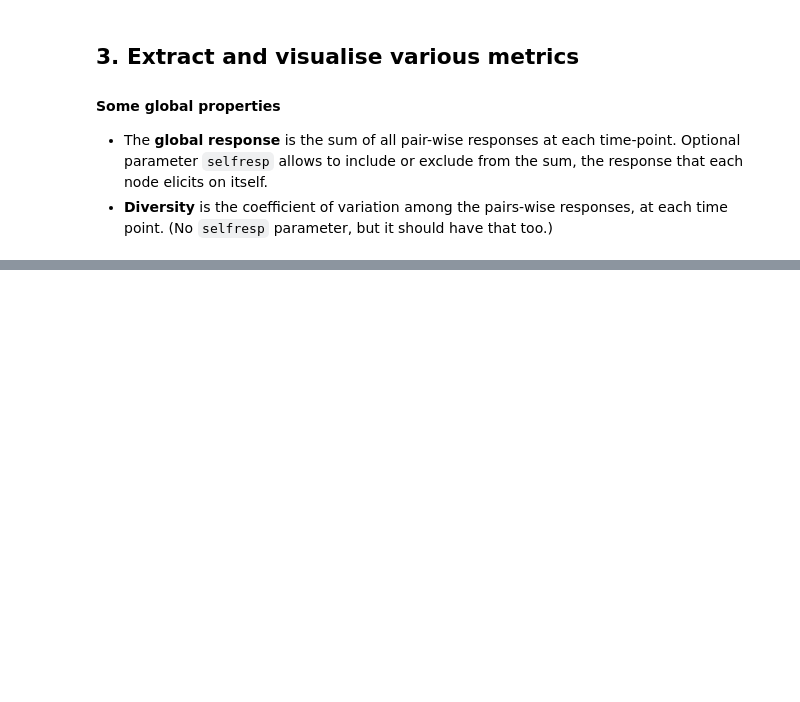
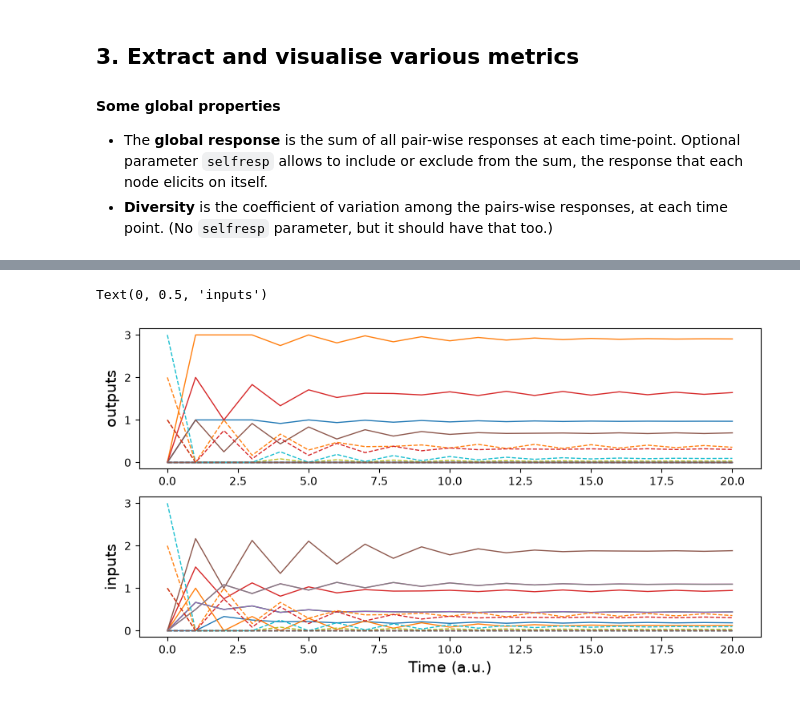
Before and after one commit to mb-BCA/SiReNetA, a Jupyter notebook: Examples/Test_RandomWalk.ipynb, the cells around one changed output, grey strips where cells are left out. Drawn from its saved outputs; the diff is of its cells as text; code cells hidden in the pictures; blank space fills up the shorter version.

```diff
--- a/Examples/Test_RandomWalk.ipynb
+++ b/Examples/Test_RandomWalk.ipynb
@@ -875,0 +292,22 @@ TO BE CONTINUED ...
+# %%
+## COMPUTE AND VISUALISE SOME METRICS
+inresp, outresp = sna.NodeResponses(resp_tensor, selfresp=False)
+selfresp = sna.SelfResponses(resp_tensor)
+
+# Visualise the results
+tpoints = selfresp['time'].values
+
+plt.figure(figsize=(10,5))
+plt.subplot(2,1,1)
+plt.plot(tpoints, outresp.values, lw=1);
+plt.plot(tpoints, selfresp.values, '--', lw=1);
+plt.ylabel( 'outputs' )
+
+plt.subplot(2,1,2)
+plt.plot(tpoints, inresp.values, lw=1);
+plt.plot(tpoints, selfresp.values, '--', lw=1);
+plt.xlabel( 'Time (a.u.)' )
+plt.ylabel( 'inputs' )
+# %% [output]
+Text(0, 0.5, 'inputs')
+[figure, added]
```
Also changed, not shown: parts of 58 cells of this notebook.
